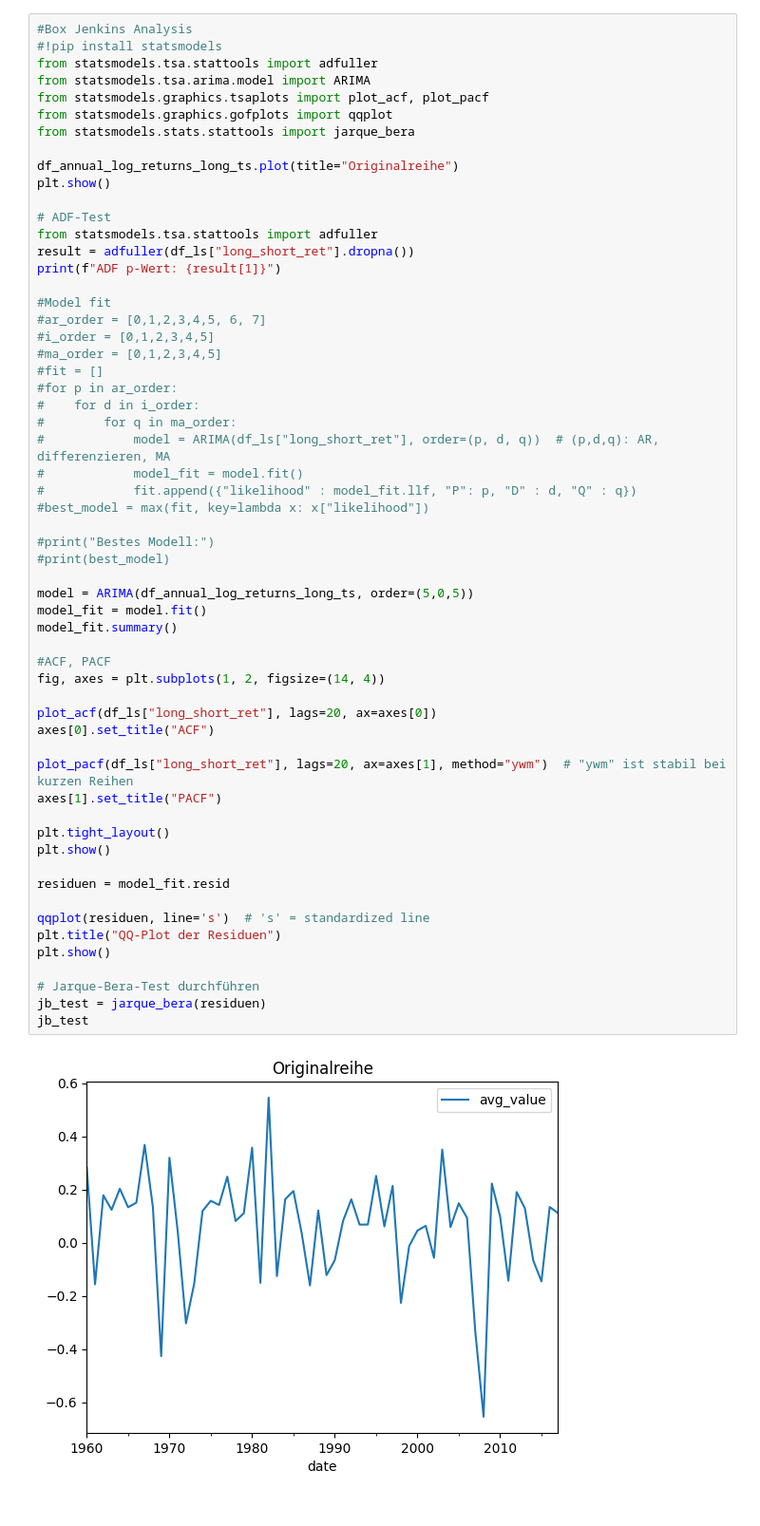
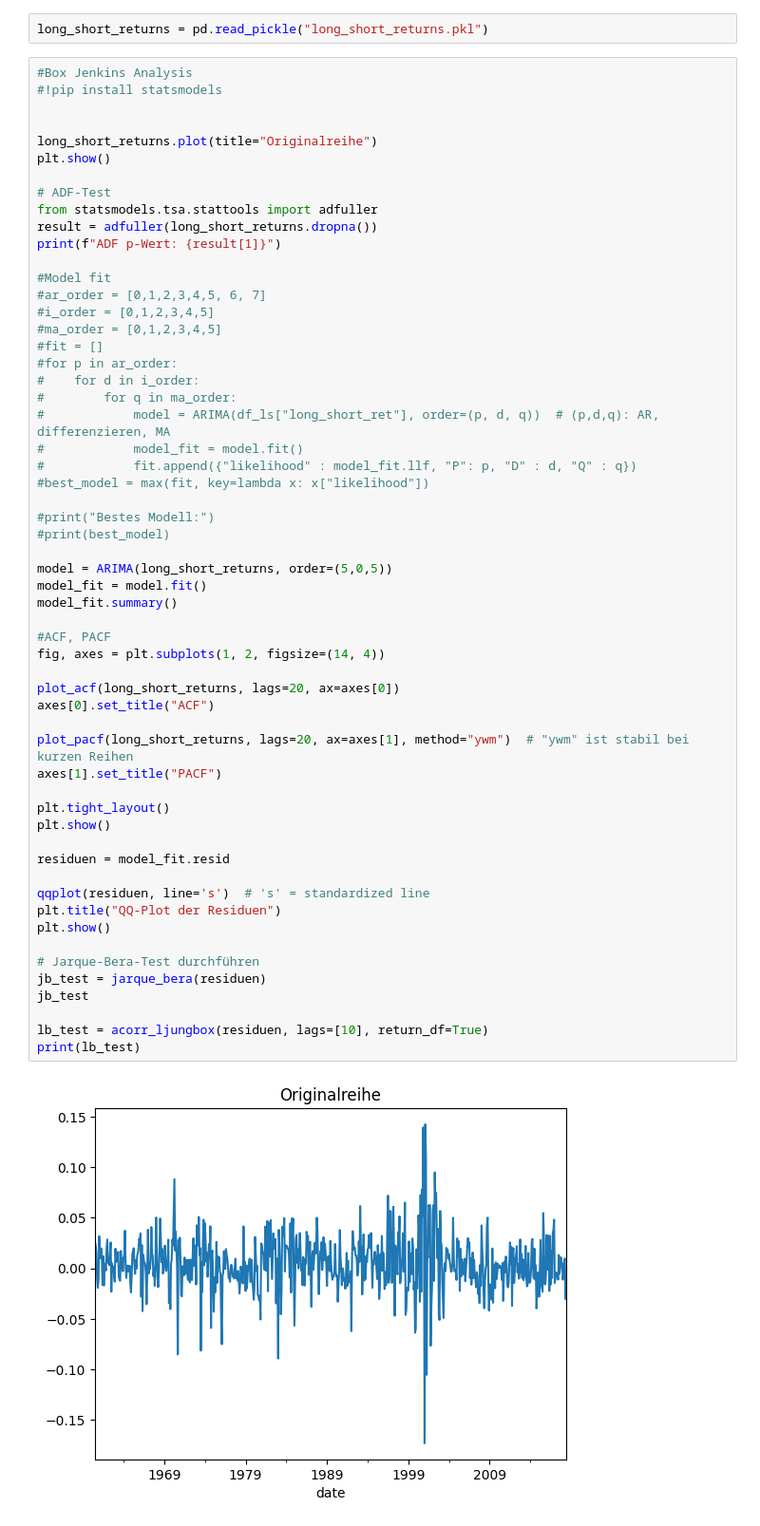
Before and after one commit to justusschenk/valueinvesting, a Jupyter notebook: Analytics.ipynb, the cells around one changed output. Shown at 95% size. Cells and saved outputs as stored; diff of their text form.

```diff
--- a/Analytics.ipynb
+++ b/Analytics.ipynb
@@ -874,18 +13,16 @@ plt.show()
+# %%
+long_short_returns = pd.read_pickle("long_short_returns.pkl")
 # %%
 #Box Jenkins Analysis
 #!pip install statsmodels
-from statsmodels.tsa.stattools import adfuller
-from statsmodels.tsa.arima.model import ARIMA
-from statsmodels.graphics.tsaplots import plot_acf, plot_pacf
-from statsmodels.graphics.gofplots import qqplot
-from statsmodels.stats.stattools import jarque_bera
 
-df_annual_log_returns_long_ts.plot(title="Originalreihe")
+
+long_short_returns.plot(title="Originalreihe")
 plt.show()
 
 # ADF-Test
 from statsmodels.tsa.stattools import adfuller
-result = adfuller(df_ls["long_short_ret"].dropna())
+result = adfuller(long_short_returns.dropna())
 print(f"ADF p-Wert: {result[1]}")
 
 #Model fit
@@ -900,36 +37,39 @@ print(f"ADF p-Wert: {result[1]}")
 #            model_fit = model.fit()
 #            fit.append({"likelihood" : model_fit.llf, "P": p, "D" : d, "Q" : q})
 #best_model = max(fit, key=lambda x: x["likelihood"])
 
 #print("Bestes Modell:")
 #print(best_model)
 
-model = ARIMA(df_annual_log_returns_long_ts, order=(5,0,5))
+model = ARIMA(long_short_returns, order=(5,0,5))
 model_fit = model.fit()
 model_fit.summary()
 
 #ACF, PACF
 fig, axes = plt.subplots(1, 2, figsize=(14, 4))
 
-plot_acf(df_ls["long_short_ret"], lags=20, ax=axes[0])
+plot_acf(long_short_returns, lags=20, ax=axes[0])
 axes[0].set_title("ACF")
 
-plot_pacf(df_ls["long_short_ret"], lags=20, ax=axes[1], method="ywm")  # "ywm" ist stabil bei kurzen Reihen
+plot_pacf(long_short_returns, lags=20, ax=axes[1], method="ywm")  # "ywm" ist stabil bei kurzen Reihen
 axes[1].set_title("PACF")
 
 plt.tight_layout()
 plt.show()
 
 residuen = model_fit.resid
 
 qqplot(residuen, line='s')  # 's' = standardized line
 plt.title("QQ-Plot der Residuen")
 plt.show()
 
 # Jarque-Bera-Test durchführen
 jb_test = jarque_bera(residuen)
 jb_test
+
+lb_test = acorr_ljungbox(residuen, lags=[10], return_df=True)
+print(lb_test)
 # %% [output]
-[figure, old version]
+[figure, new version]
 ADF p-Wert: 0.0
 [figure]
```
Also changed, not shown: parts of 42 cells of this notebook, 1 other file.
